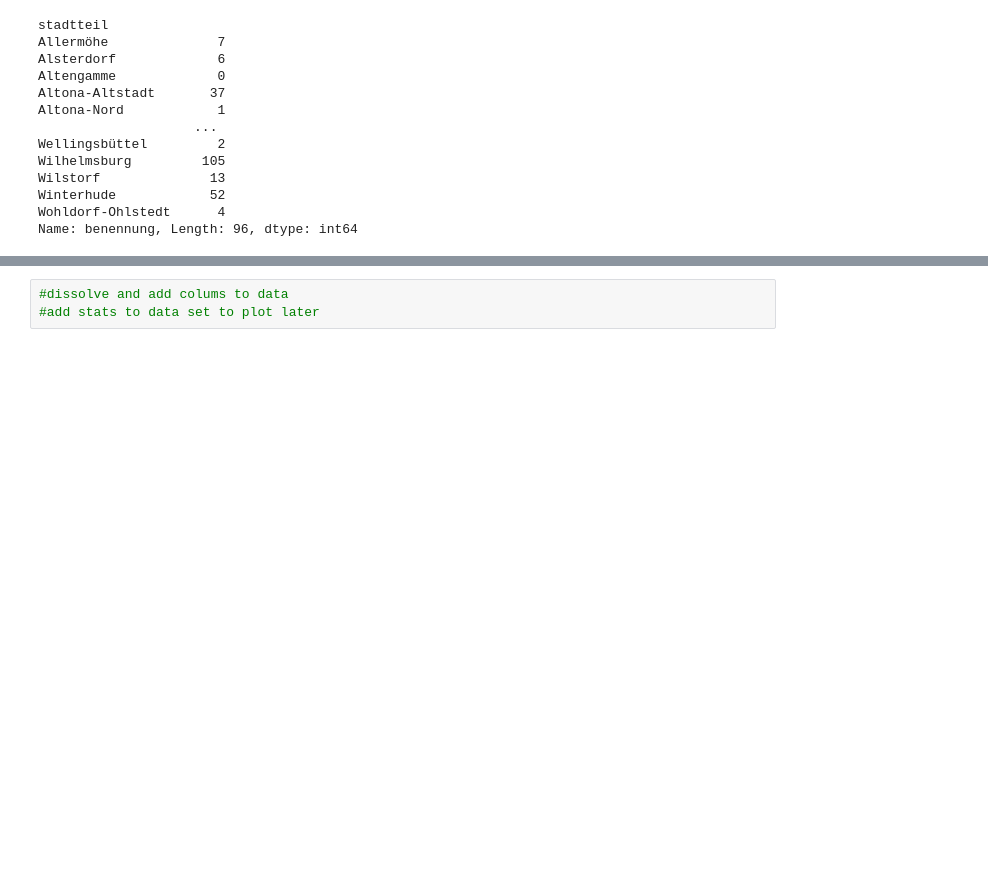
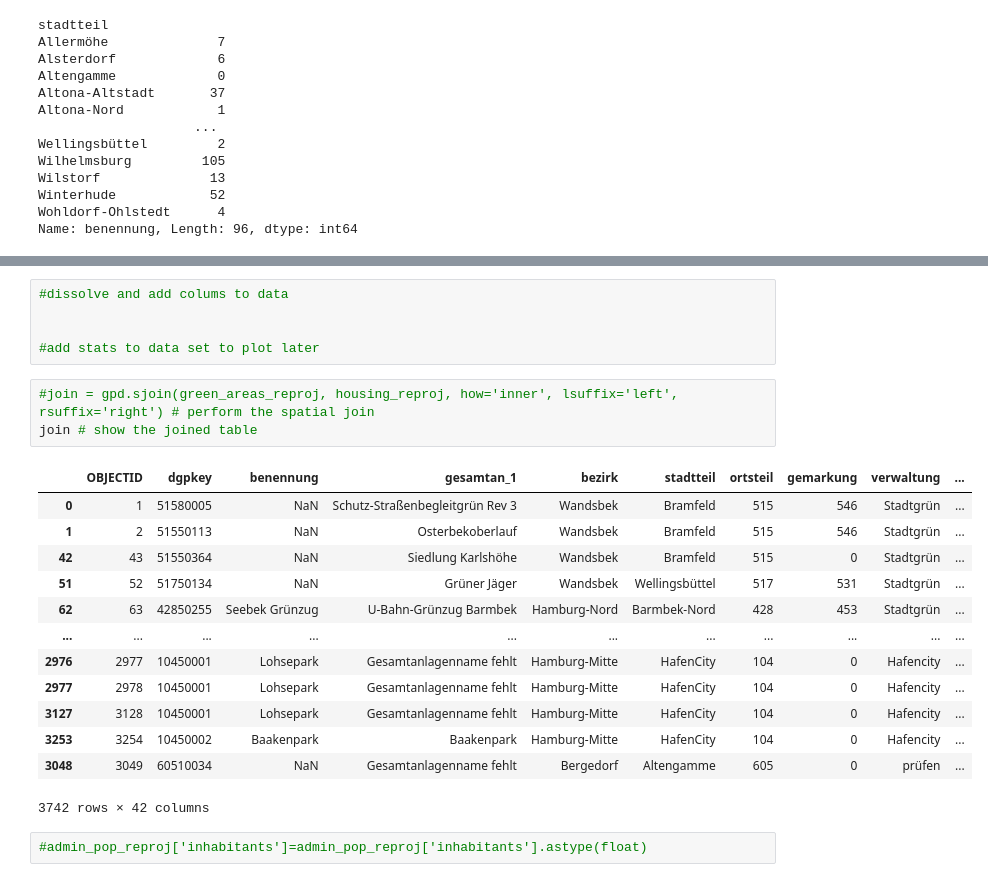
Before and after one commit to CharlotteGIS/egm722_project, a Jupyter notebook: my_project.ipynb, the cells around one changed output, grey strips where cells are left out. Cells and saved outputs as stored; diff of their text form; blank space fills up the shorter version.

```diff
--- a/my_project.ipynb
+++ b/my_project.ipynb
@@ -190,3 +288,24 @@ Name: benennung, Length: 96, dtype: int64
 # %%
 #dissolve and add colums to data
+
+
 #add stats to data set to plot later
+# %%
+#join = gpd.sjoin(green_areas_reproj, housing_reproj, how='inner', lsuffix='left', rsuffix='right') # perform the spatial join
+join # show the joined table
+# %% [output]
+|  | OBJECTID | dgpkey | benennung | gesamtan_1 | bezirk | stadtteil | ortsteil | gemarkung | verwaltung | ... |
+| 0 | 1 | 51580005 | NaN | Schutz-Straßenbegleitgrün Rev 3 | Wandsbek | Bramfeld | 515 | 546 | Stadtgrün | ... |
+| 1 | 2 | 51550113 | NaN | Osterbekoberlauf | Wandsbek | Bramfeld | 515 | 546 | Stadtgrün | ... |
+| 42 | 43 | 51550364 | NaN | Siedlung Karlshöhe | Wandsbek | Bramfeld | 515 | 0 | Stadtgrün | ... |
+| 51 | 52 | 51750134 | NaN | Grüner Jäger | Wandsbek | Wellingsbüttel | 517 | 531 | Stadtgrün | ... |
+| 62 | 63 | 42850255 | Seebek Grünzug | U-Bahn-Grünzug Barmbek | Hamburg-Nord | Barmbek-Nord | 428 | 453 | Stadtgrün | ... |
+| ... | ... | ... | ... | ... | ... | ... | ... | ... | ... | ... |
+| 2976 | 2977 | 10450001 | Lohsepark | Gesamtanlagenname fehlt | Hamburg-Mitte | HafenCity | 104 | 0 | Hafencity | ... |
+| 2977 | 2978 | 10450001 | Lohsepark | Gesamtanlagenname fehlt | Hamburg-Mitte | HafenCity | 104 | 0 | Hafencity | ... |
+| 3127 | 3128 | 10450001 | Lohsepark | Gesamtanlagenname fehlt | Hamburg-Mitte | HafenCity | 104 | 0 | Hafencity | ... |
+| 3253 | 3254 | 10450002 | Baakenpark | Baakenpark | Hamburg-Mitte | HafenCity | 104 | 0 | Hafencity | ... |
+| 3048 | 3049 | 60510034 | NaN | Gesamtanlagenname fehlt | Bergedorf | Altengamme | 605 | 0 | prüfen | ... |
+3742 rows × 42 columns
+# %%
+#admin_pop_reproj['inhabitants']=admin_pop_reproj['inhabitants'].astype(float)
```
Also changed, not shown: parts of 18 cells of this notebook, 4 other files.
